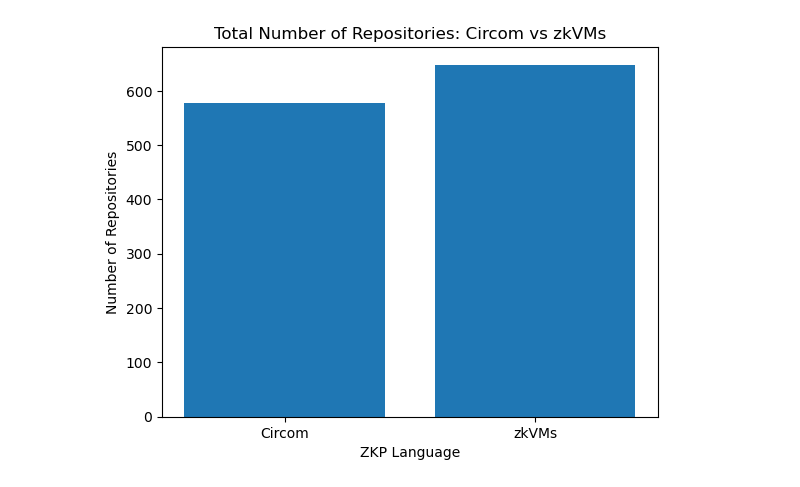
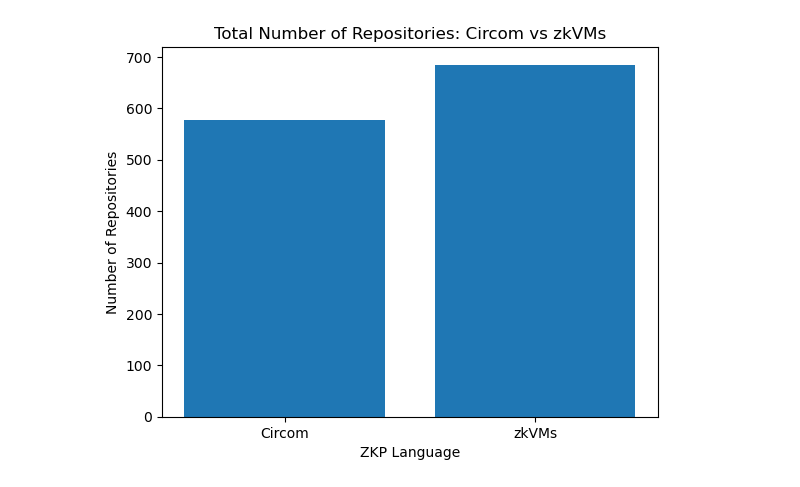
Before and after one commit to critesjosh/ZKP-Languages, a Jupyter notebook: src/data_analyzer.ipynb, the cells around one changed output. Saved outputs shown, nothing was run; the diff lists cells and outputs as text; code cells hidden in the pictures.

```diff
--- a/src/data_analyzer.ipynb
+++ b/src/data_analyzer.ipynb
@@ -15,10 +15,13 @@ metrics_folder = '../metrics'
 circom_df = load_data(os.path.join(metrics_folder, 'metrics_for_circom.csv'))
 zokrates_df = load_data(os.path.join(metrics_folder, 'metrics_for_zokrates.csv'))
 noir_df = load_data(os.path.join(metrics_folder, 'metrics_for_noir.csv'))
+cairo_df = load_data(os.path.join(metrics_folder, 'metrics_for_cairo.csv'))
+leo_df = load_data(os.path.join(metrics_folder, 'metrics_for_leo.csv'))
 risc0_df = load_data(os.path.join(metrics_folder, 'metrics_for_risc0.csv'))
 sp1_zkvm_df = load_data(os.path.join(metrics_folder, 'metrics_for_sp1.csv'))
 nexus_df = load_data(os.path.join(metrics_folder, 'metrics_for_nexus.csv'))
 cairo_df = load_data(os.path.join(metrics_folder, 'metrics_for_cairo.csv'))
 snarkvm_df = load_data(os.path.join(metrics_folder, 'metrics_for_snarkvm.csv'))
+jolt_df = load_data(os.path.join(metrics_folder, 'metrics_for_jolt.csv'))
 # %%
 # preparing list of DataFrames and titles
@@ -75,11 +85,11 @@ plt.show()
 # %%
 # total number of repositories: Circom vs ZoKrates vs zkVMs
-zkvm_count = len(risc0_df) + len(sp1_zkvm_df) + len(nexus_df) + len(snarkvm_df)
+zkvm_count = len(risc0_df) + len(sp1_zkvm_df) + len(nexus_df) + len(snarkvm_df) + len(jolt_df)
 total_repositories = [circom_count, zkvm_count]
 plt.bar(['Circom', 'zkVMs'], total_repositories)
 plt.title('Total Number of Repositories: Circom vs zkVMs')
 plt.ylabel('Number of Repositories')
 plt.xlabel('ZKP Language')
 plt.show()
 # %% [output]
-[figure, old version]
+[figure, new version]
```
Also changed, not shown: parts of 5 cells of this notebook.
